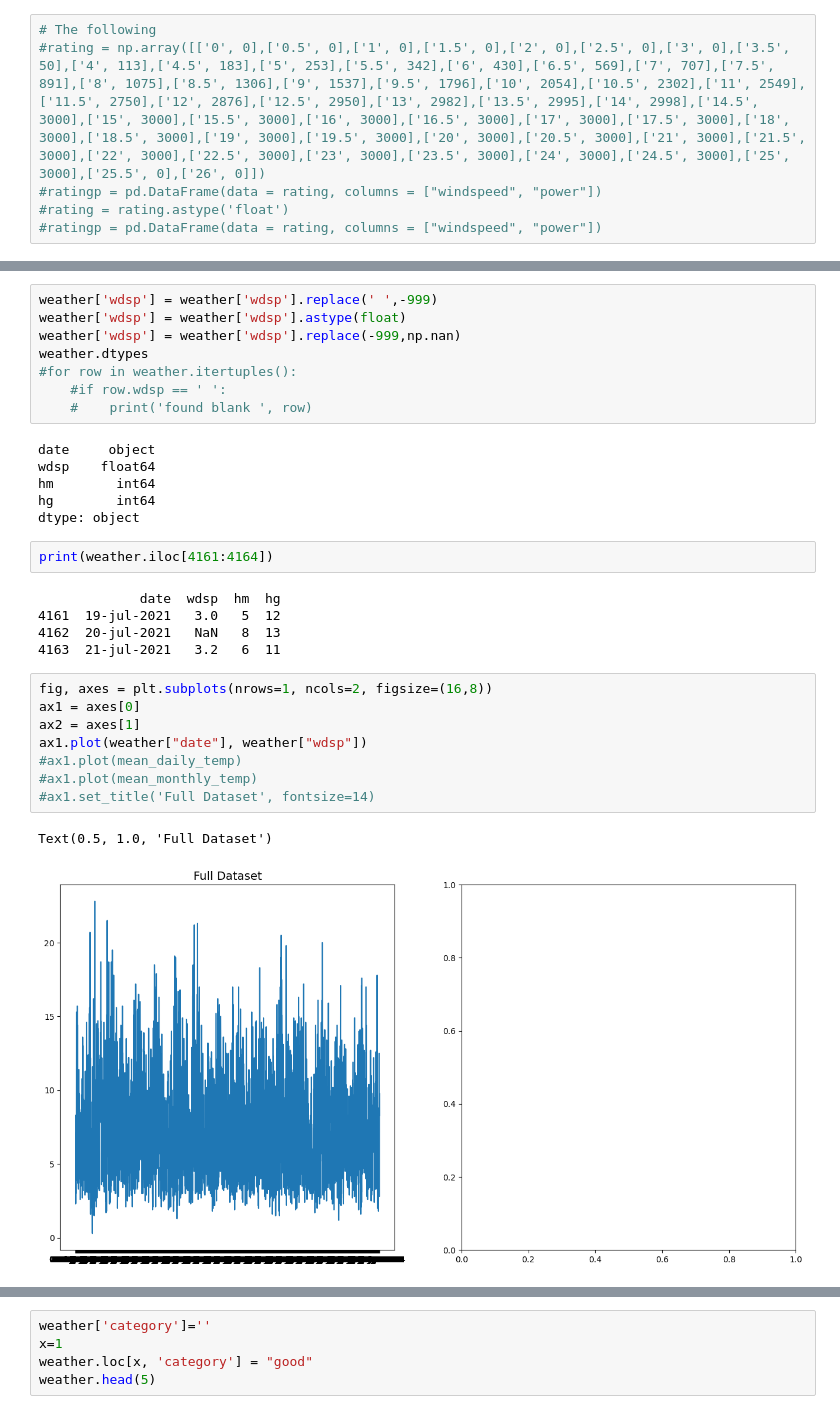
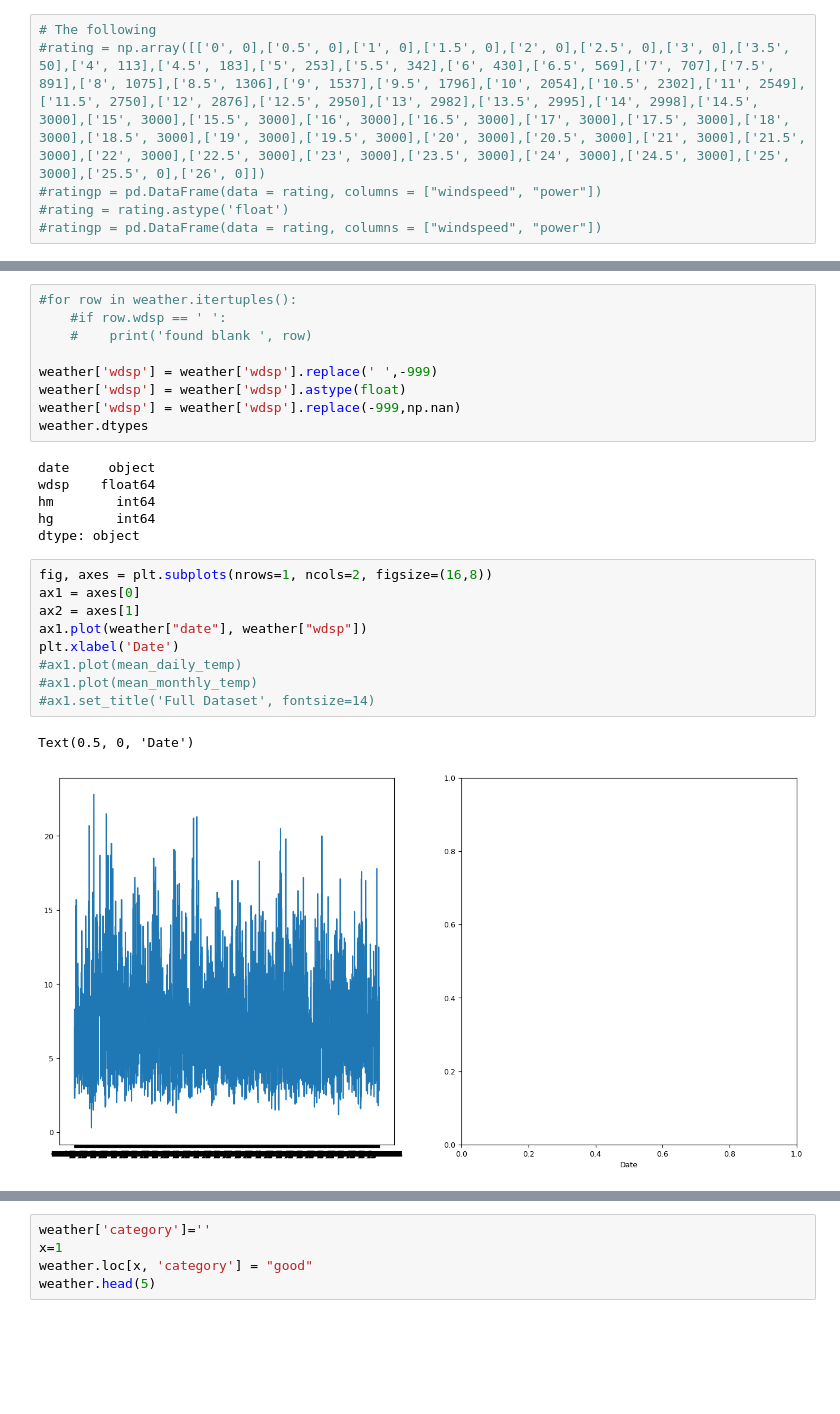
Before and after one commit to dvdgeroconnell/PFDA-project, a Jupyter notebook: windspeed.ipynb, the cells around one changed output, grey strips where cells are left out. Saved outputs shown, nothing was run; the diff lists cells and outputs as text; blank space fills up the shorter version.

```diff
--- a/windspeed.ipynb
+++ b/windspeed.ipynb
@@ -146,35 +108,30 @@ weather.head(5)
 # %%
+#for row in weather.itertuples():
+    #if row.wdsp == ' ':
+    #    print('found blank ', row)
+
 weather['wdsp'] = weather['wdsp'].replace(' ',-999)
 weather['wdsp'] = weather['wdsp'].astype(float)
 weather['wdsp'] = weather['wdsp'].replace(-999,np.nan)
 weather.dtypes
-#for row in weather.itertuples():
-    #if row.wdsp == ' ':
-    #    print('found blank ', row)
 # %% [output]
 date     object
 wdsp    float64
 hm        int64
 hg        int64
 dtype: object
-# %%
-print(weather.iloc[4161:4164])
-# %% [output]
-             date  wdsp  hm  hg
-4161  19-jul-2021   3.0   5  12
-4162  20-jul-2021   NaN   8  13
-4163  21-jul-2021   3.2   6  11
 # %%
 fig, axes = plt.subplots(nrows=1, ncols=2, figsize=(16,8))
 ax1 = axes[0]
 ax2 = axes[1]
 ax1.plot(weather["date"], weather["wdsp"])
+plt.xlabel('Date')
 #ax1.plot(mean_daily_temp)
 #ax1.plot(mean_monthly_temp)
 #ax1.set_title('Full Dataset', fontsize=14)
 # %% [output]
-Text(0.5, 1.0, 'Full Dataset')
+Text(0.5, 0, 'Date')
-[figure, old version]
+[figure, new version]
 # %%
 sns.kdeplot(weather["wdsp"])
 #weatherx = [0,4,8,11,25]
```
Also changed, not shown: parts of 16 cells of this notebook.
